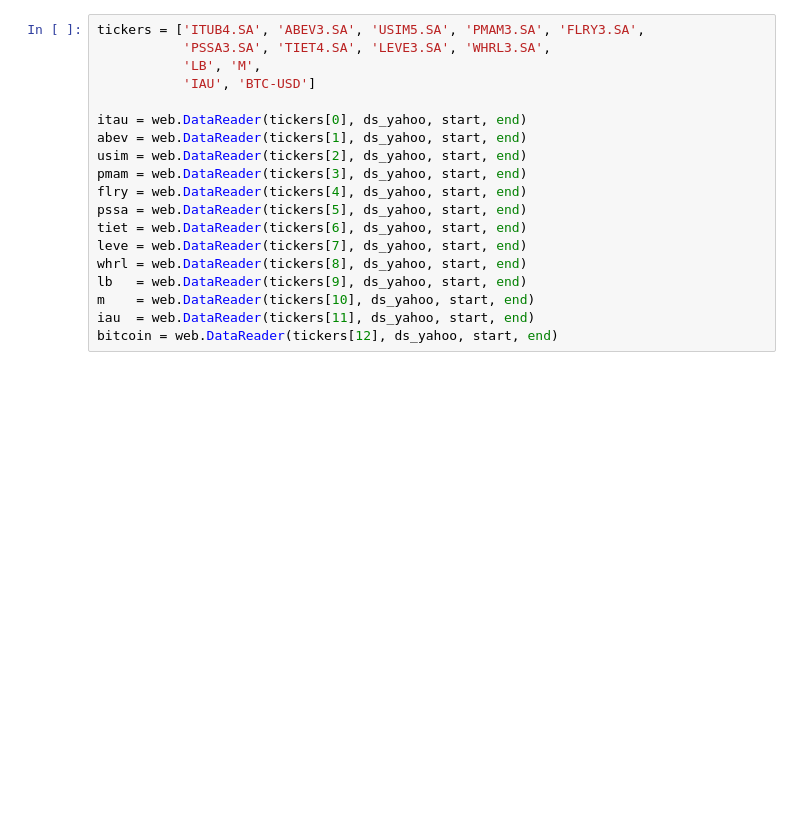
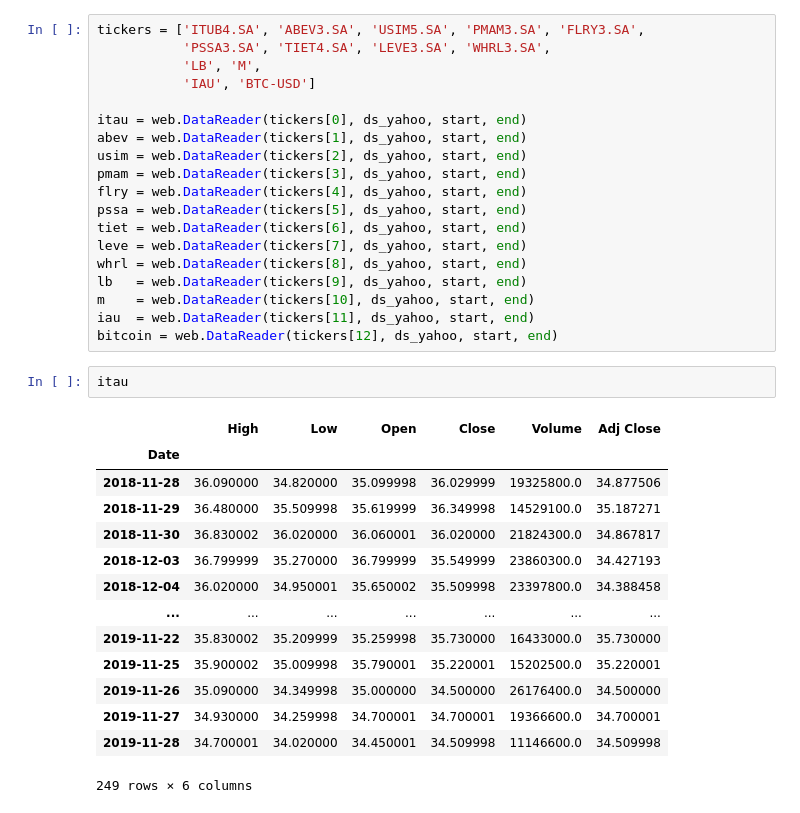
Before and after one commit to albertoivo/nossasrotas-finance, a Jupyter notebook: Buy & Hold.ipynb, the cells around one changed output. Drawn from its saved outputs; the diff is of its cells as text; blank space fills up the shorter version.

```diff
--- a/Buy & Hold.ipynb
+++ b/Buy & Hold.ipynb
@@ -33,3 +33,20 @@ lb   = web.DataReader(tickers[9], ds_yahoo, start, end)
 m    = web.DataReader(tickers[10], ds_yahoo, start, end)
 iau  = web.DataReader(tickers[11], ds_yahoo, start, end)
 bitcoin = web.DataReader(tickers[12], ds_yahoo, start, end)
+# %%
+itau
+# %% [output]
+|  | High | Low | Open | Close | Volume | Adj Close |
+| Date |  |  |  |  |  |  |
+| 2018-11-28 | 36.090000 | 34.820000 | 35.099998 | 36.029999 | 19325800.0 | 34.877506 |
+| 2018-11-29 | 36.480000 | 35.509998 | 35.619999 | 36.349998 | 14529100.0 | 35.187271 |
+| 2018-11-30 | 36.830002 | 36.020000 | 36.060001 | 36.020000 | 21824300.0 | 34.867817 |
+| 2018-12-03 | 36.799999 | 35.270000 | 36.799999 | 35.549999 | 23860300.0 | 34.427193 |
+| 2018-12-04 | 36.020000 | 34.950001 | 35.650002 | 35.509998 | 23397800.0 | 34.388458 |
+| ... | ... | ... | ... | ... | ... | ... |
+| 2019-11-22 | 35.830002 | 35.209999 | 35.259998 | 35.730000 | 16433000.0 | 35.730000 |
+| 2019-11-25 | 35.900002 | 35.009998 | 35.790001 | 35.220001 | 15202500.0 | 35.220001 |
+| 2019-11-26 | 35.090000 | 34.349998 | 35.000000 | 34.500000 | 26176400.0 | 34.500000 |
+| 2019-11-27 | 34.930000 | 34.259998 | 34.700001 | 34.700001 | 19366600.0 | 34.700001 |
+| 2019-11-28 | 34.700001 | 34.020000 | 34.450001 | 34.509998 | 11146600.0 | 34.509998 |
+249 rows × 6 columns
```
Also changed, not shown: 3 other files.
